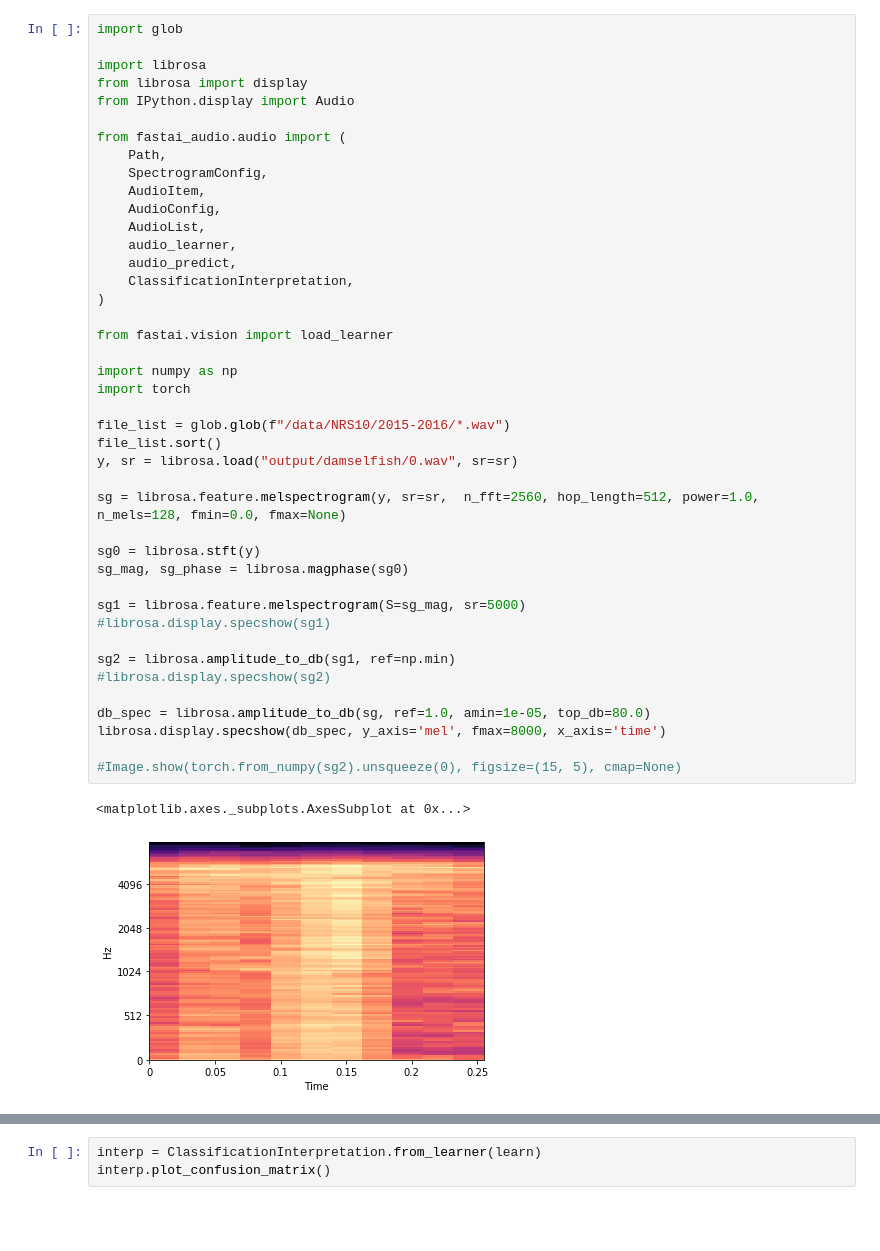
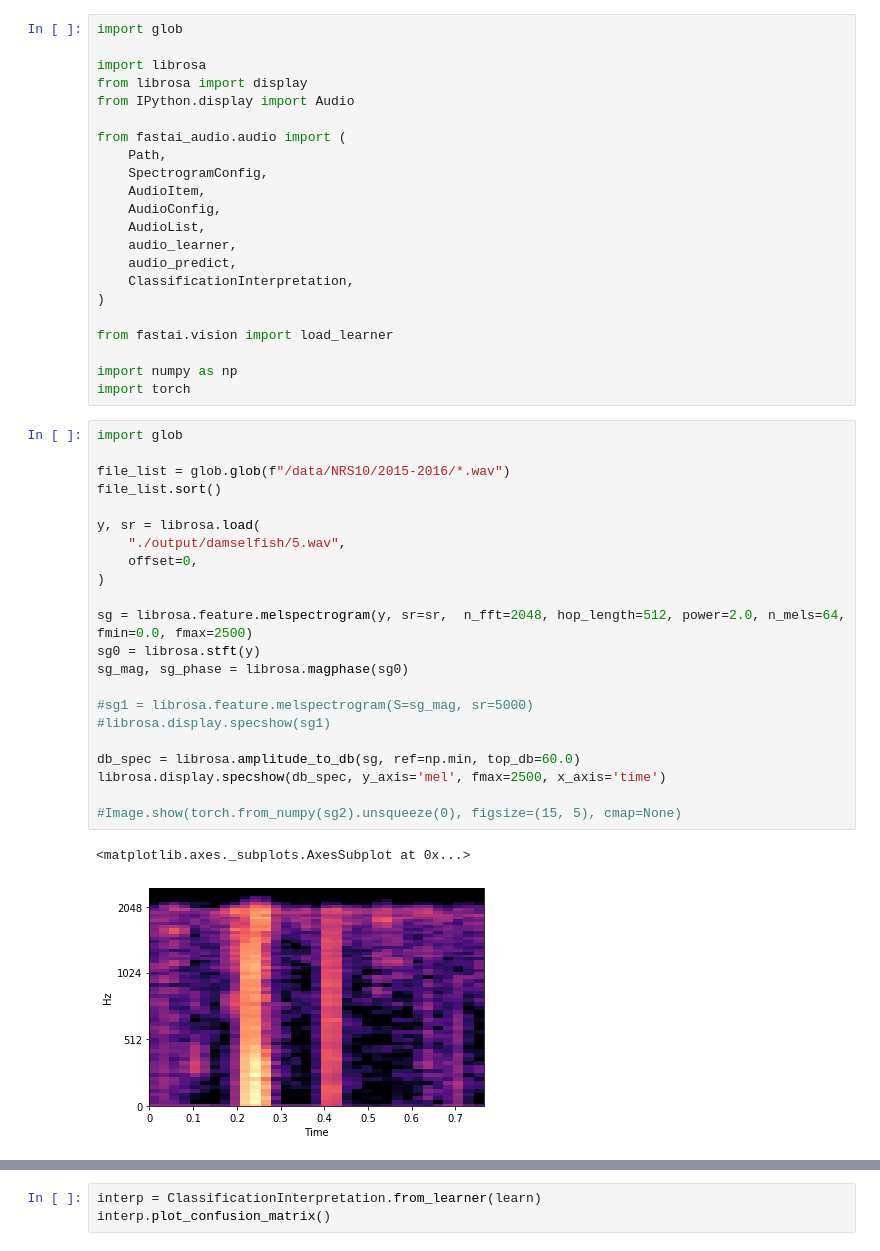
Before and after one commit to whoahbot/sonumator, a Jupyter notebook: notebook.ipynb, the cells around one changed output, grey strips where cells are left out. Cells and saved outputs as stored; diff of their text form; blank space fills up the shorter version.

```diff
--- a/notebook.ipynb
+++ b/notebook.ipynb
@@ -1,45 +1,47 @@
+# %%
+import glob
+
+import librosa
+from librosa import display
+from IPython.display import Audio
+
+from fastai_audio.audio import (
+    Path,
+    SpectrogramConfig,
+    AudioItem,
+    AudioConfig,
+    AudioList,
+    audio_learner,
+    audio_predict,
+    ClassificationInterpretation,
+)
+
+from fastai.vision import load_learner
+
+import numpy as np
+import torch
 # %%
 import glob
 
-import librosa
-from librosa import display
-from IPython.display import Audio
+file_list = glob.glob(f"/data/NRS10/2015-2016/*.wav")
+file_list.sort()
 
-from fastai_audio.audio import (
-    Path,
-    SpectrogramConfig,
-    AudioItem,
-    AudioConfig,
-    AudioList,
-    audio_learner,
-    audio_predict,
-    ClassificationInterpretation,
+y, sr = librosa.load(
+    "./output/damselfish/5.wav",
+    offset=0,
 )
 
-from fastai.vision import load_learner
-
-import numpy as np
-import torch
-
-file_list = glob.glob(f"/data/NRS10/2015-2016/*.wav")
-file_list.sort()
-y, sr = librosa.load("output/damselfish/0.wav", sr=sr)
-
-sg = librosa.feature.melspectrogram(y, sr=sr,  n_fft=2560, hop_length=512, power=1.0, n_mels=128, fmin=0.0, fmax=None)
-
+sg = librosa.feature.melspectrogram(y, sr=sr,  n_fft=2048, hop_length=512, power=2.0, n_mels=64, fmin=0.0, fmax=2500)
 sg0 = librosa.stft(y)
 sg_mag, sg_phase = librosa.magphase(sg0)
 
-sg1 = librosa.feature.melspectrogram(S=sg_mag, sr=5000)
+#sg1 = librosa.feature.melspectrogram(S=sg_mag, sr=5000)
 #librosa.display.specshow(sg1)
 
-sg2 = librosa.amplitude_to_db(sg1, ref=np.min)
-#librosa.display.specshow(sg2)
-
-db_spec = librosa.amplitude_to_db(sg, ref=1.0, amin=1e-05, top_db=80.0)
-librosa.display.specshow(db_spec, y_axis='mel', fmax=8000, x_axis='time')
+db_spec = librosa.amplitude_to_db(sg, ref=np.min, top_db=60.0)
+librosa.display.specshow(db_spec, y_axis='mel', fmax=2500, x_axis='time')
 
 #Image.show(torch.from_numpy(sg2).unsqueeze(0), figsize=(15, 5), cmap=None)
 # %% [output]
 <matplotlib.axes._subplots.AxesSubplot at 0x...>
-[figure, old version]
+[figure, new version]
```
Also changed, not shown: parts of 7 cells of this notebook.
